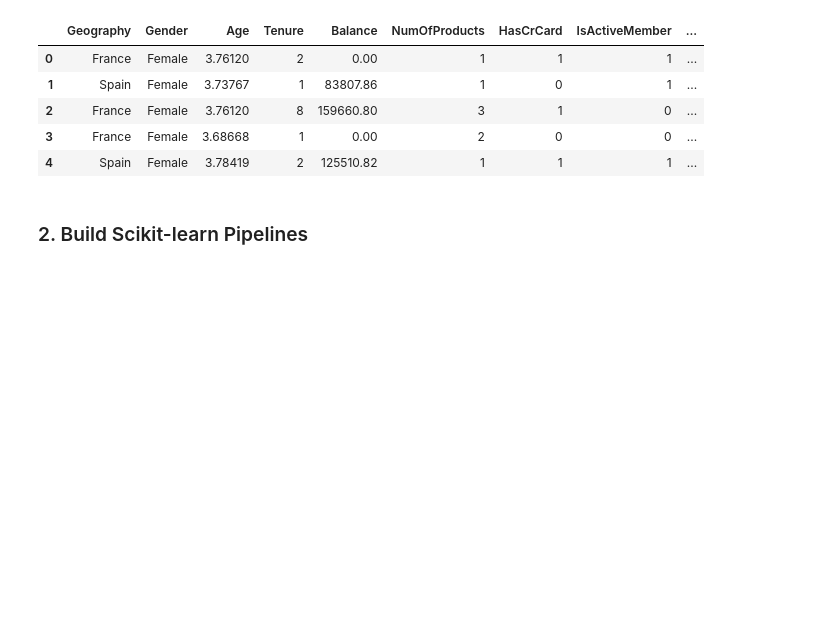
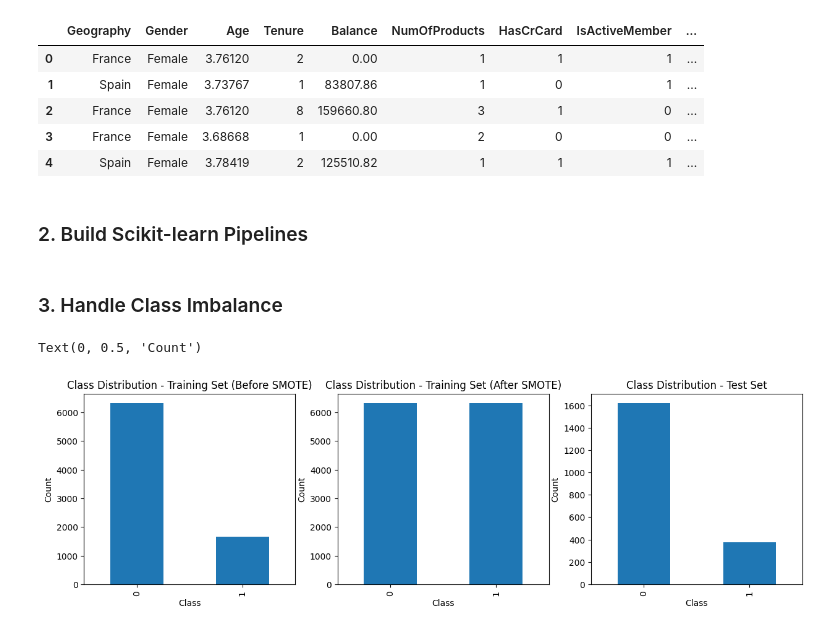
Before and after one commit to DeshanSamarathunga2001/PipeLine, a Jupyter notebook: 0_data_preparation.ipynb, the cells around one changed output. Cells and saved outputs as stored; diff of their text form; code cells hidden in the pictures; blank space fills up the shorter version.

```diff
--- a/0_data_preparation.ipynb
+++ b/0_data_preparation.ipynb
@@ -101,3 +116,8 @@ df_pp.to_csv(
     'data/processed/X_Transformed.csv',
     index=False
 )
+# %% [markdown]
+### 3. Handle Class Imbalance
+# %%
+X = df_pp.drop(columns=['Exited'])
+Y = df_pp['Exited']
@@ -103,0 +138,35 @@ df_pp.to_csv(
+# %%
+smote = SMOTE(random_state=42)
+
+# Apply SMOTE to training data only (NEVER apply to test data!)
+# fit_resample does two things:
+# 1. Keeps all majority class samples (class 0)
+# 2. Creates synthetic minority class samples (class 1) until balanced
+
+X_train_resampled, Y_train_resampled = smote.fit_resample(X_train,Y_train)
+# %%
+plt.figure(figsize=(15,4))
+
+#Before SMOTE
+plt.subplot(131)
+Y_train.value_counts().plot(kind='bar')
+plt.title('Class Distribution - Training Set (Before SMOTE)')
+plt.xlabel('Class')
+plt.ylabel('Count')
+
+#After SMOTE
+plt.subplot(132)
+Y_train_resampled.value_counts().plot(kind='bar')
+plt.title('Class Distribution - Training Set (After SMOTE)')
+plt.xlabel('Class')
+plt.ylabel('Count')
+
+#Test Set
+plt.subplot(133)
+Y_test.value_counts().plot(kind='bar')
+plt.title('Class Distribution - Test Set')
+plt.xlabel('Class')
+plt.ylabel('Count')
+# %% [output]
+Text(0, 0.5, 'Count')
+[figure, added]
```
Also changed, not shown: parts of 4 cells of this notebook, 4 other files.
